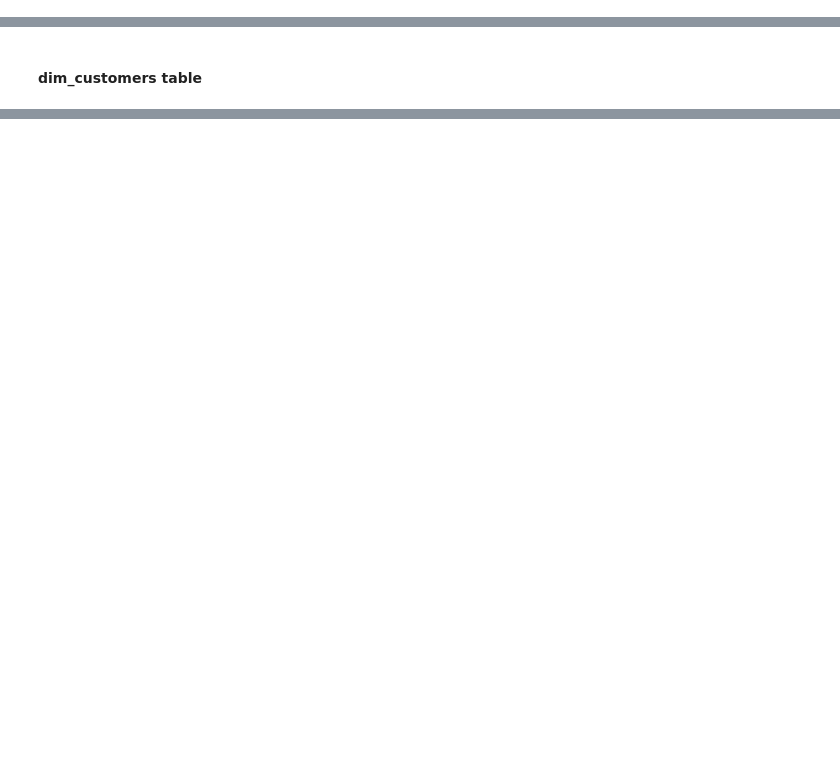
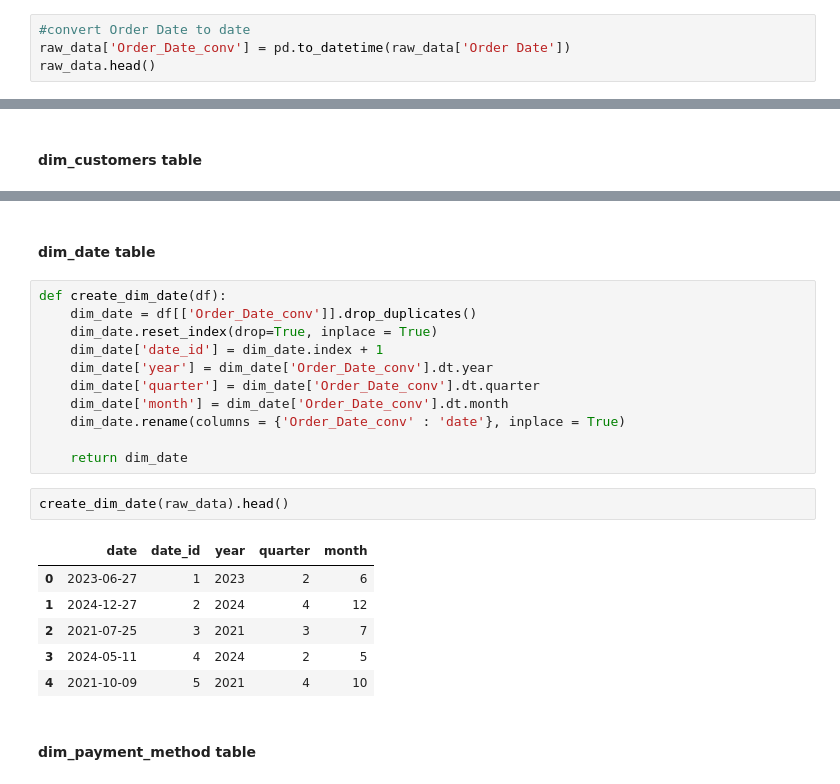
Before and after one commit to dwegrzyniak1/sales_data_warehouse, a Jupyter notebook: notebooks/ETL.ipynb, the cells around one changed output, grey strips where cells are left out. Cells and saved outputs as stored; diff of their text form; blank space fills up the shorter version.

```diff
--- a/notebooks/ETL.ipynb
+++ b/notebooks/ETL.ipynb
@@ -13,3 +15,7 @@ raw_data.head()
 | 2 | B-26776 | 9726 | 1275 | 5 | Electronics | Electronic Games | UPI | 2021-07-25 | Robert Stone | ... |
 | 3 | B-26776 | 4975 | 1330 | 14 | Electronics | Printers | UPI | 2023-06-27 | David Padilla | ... |
 | 4 | B-26776 | 4975 | 1330 | 14 | Electronics | Printers | UPI | 2024-12-27 | Connor Morgan | ... |
+# %%
+#convert Order Date to date
+raw_data['Order_Date_conv'] = pd.to_datetime(raw_data['Order Date'])
+raw_data.head()
@@ -64,0 +69,24 @@ Name: count, Length: 802, dtype: int64
+# %% [markdown]
+#### dim_date table ####
+# %%
+def create_dim_date(df):
+    dim_date = df[['Order_Date_conv']].drop_duplicates()
+    dim_date.reset_index(drop=True, inplace = True)
+    dim_date['date_id'] = dim_date.index + 1
+    dim_date['year'] = dim_date['Order_Date_conv'].dt.year
+    dim_date['quarter'] = dim_date['Order_Date_conv'].dt.quarter
+    dim_date['month'] = dim_date['Order_Date_conv'].dt.month
+    dim_date.rename(columns = {'Order_Date_conv' : 'date'}, inplace = True)
+
+    return dim_date
+# %%
+create_dim_date(raw_data).head()
+# %% [output]
+|  | date | date_id | year | quarter | month |
+| 0 | 2023-06-27 | 1 | 2023 | 2 | 6 |
+| 1 | 2024-12-27 | 2 | 2024 | 4 | 12 |
+| 2 | 2021-07-25 | 3 | 2021 | 3 | 7 |
+| 3 | 2024-05-11 | 4 | 2024 | 2 | 5 |
+| 4 | 2021-10-09 | 5 | 2021 | 4 | 10 |
+# %% [markdown]
+#### dim_payment_method table ####
```
Also changed, not shown: parts of 27 cells of this notebook, 1 other file.
